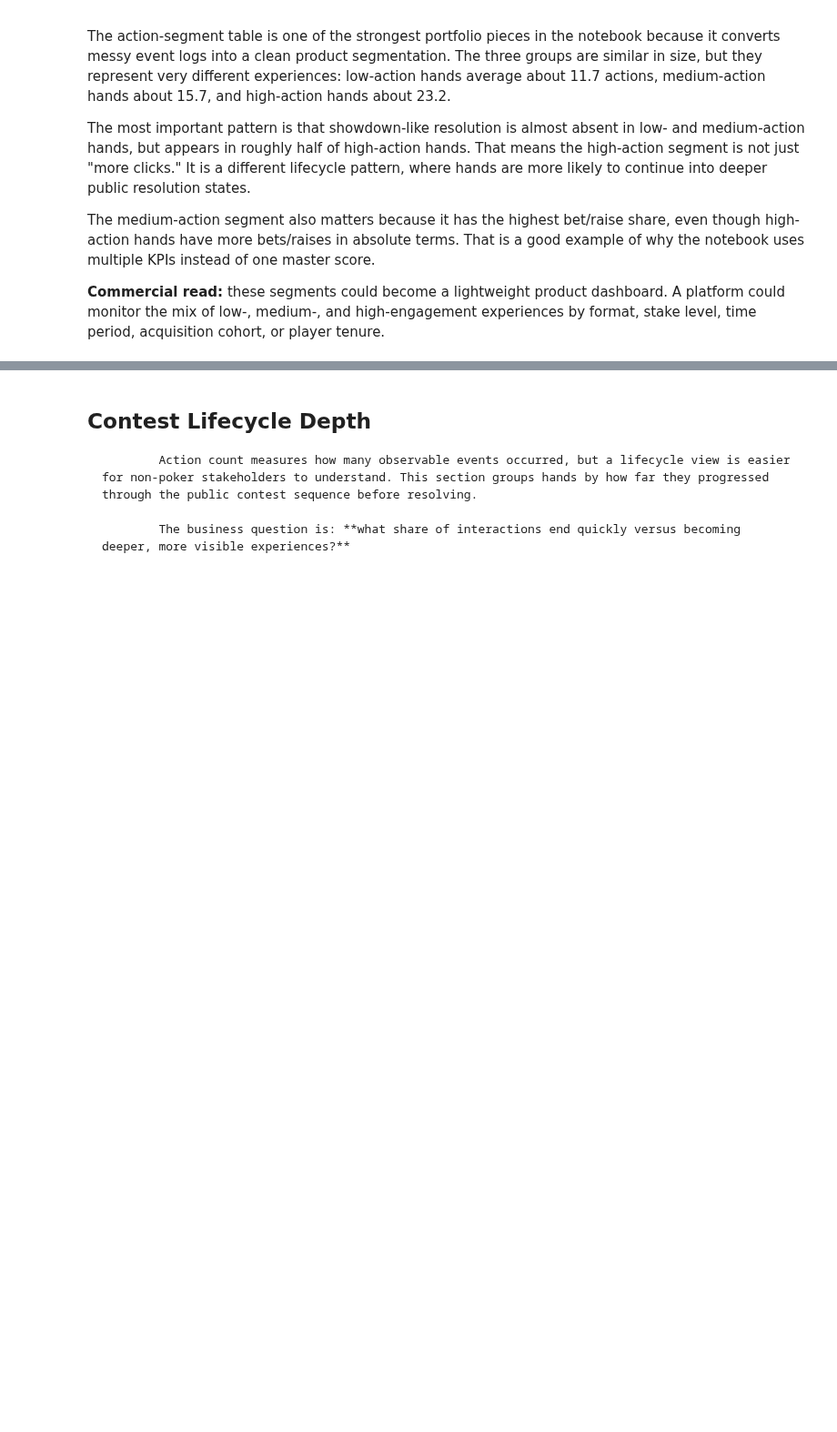
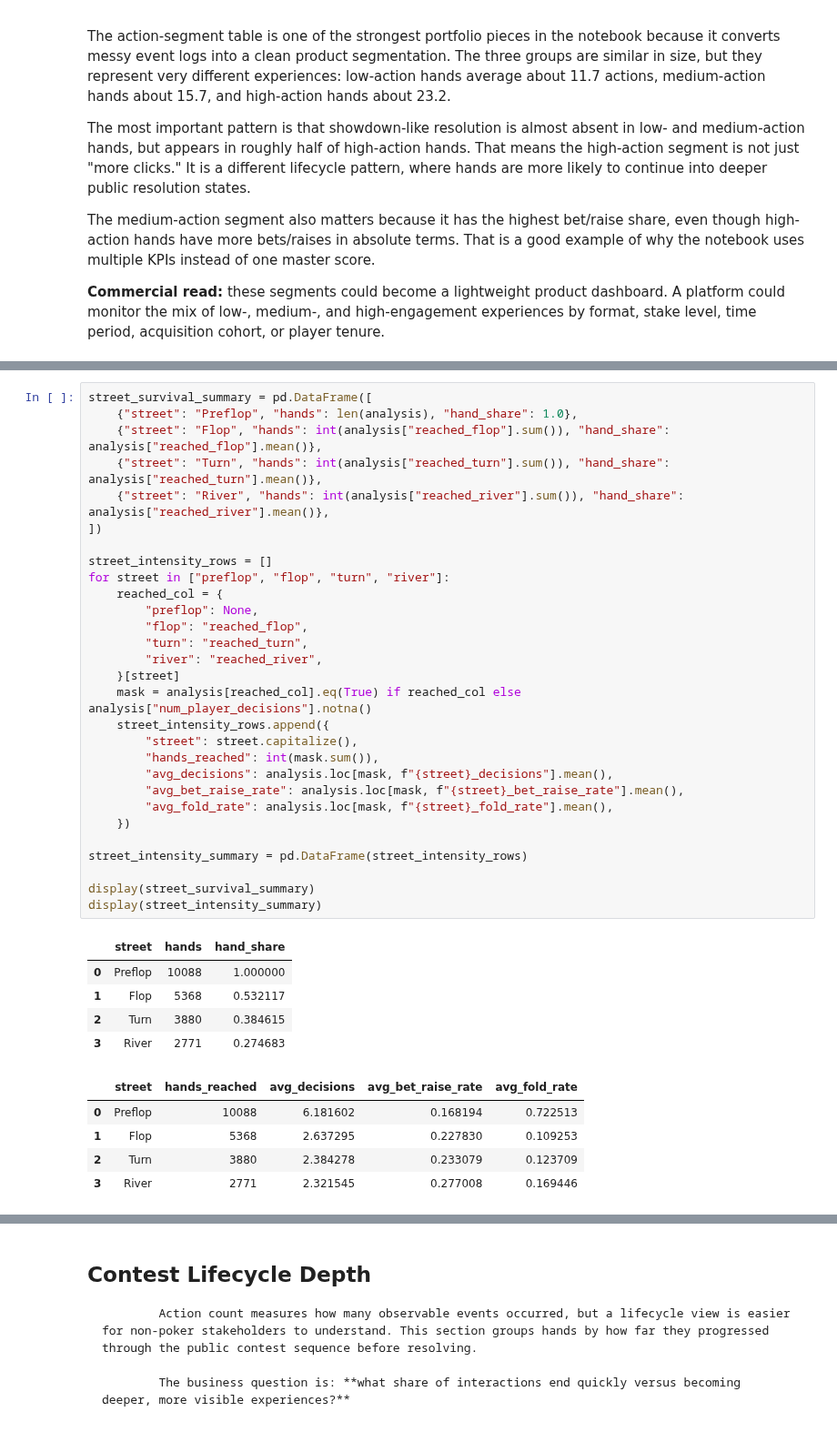
Before and after one commit to huntbrian1/pokerproject, a Jupyter notebook: notebooks/PokerProject2_behavioral_analytics.ipynb, the cells around one changed output, grey strips where cells are left out. Shown at 91% size. Saved outputs shown, nothing was run; the diff lists cells and outputs as text; blank space fills up the shorter version.

```diff
--- a/notebooks/PokerProject2_behavioral_analytics.ipynb
+++ b/notebooks/PokerProject2_behavioral_analytics.ipynb
@@ -965,0 +1190,40 @@ The medium-action segment also matters because it has the highest bet/raise shar
+# %%
+street_survival_summary = pd.DataFrame([
+    {"street": "Preflop", "hands": len(analysis), "hand_share": 1.0},
+    {"street": "Flop", "hands": int(analysis["reached_flop"].sum()), "hand_share": analysis["reached_flop"].mean()},
+    {"street": "Turn", "hands": int(analysis["reached_turn"].sum()), "hand_share": analysis["reached_turn"].mean()},
+    {"street": "River", "hands": int(analysis["reached_river"].sum()), "hand_share": analysis["reached_river"].mean()},
+])
+
+street_intensity_rows = []
+for street in ["preflop", "flop", "turn", "river"]:
+    reached_col = {
+        "preflop": None,
+        "flop": "reached_flop",
+        "turn": "reached_turn",
+        "river": "reached_river",
+    }[street]
+    mask = analysis[reached_col].eq(True) if reached_col else analysis["num_player_decisions"].notna()
+    street_intensity_rows.append({
+        "street": street.capitalize(),
+        "hands_reached": int(mask.sum()),
+        "avg_decisions": analysis.loc[mask, f"{street}_decisions"].mean(),
+        "avg_bet_raise_rate": analysis.loc[mask, f"{street}_bet_raise_rate"].mean(),
+        "avg_fold_rate": analysis.loc[mask, f"{street}_fold_rate"].mean(),
+    })
+
+street_intensity_summary = pd.DataFrame(street_intensity_rows)
+
+display(street_survival_summary)
+display(street_intensity_summary)
+# %% [output]
+|  | street | hands | hand_share |
+| 0 | Preflop | 10088 | 1.000000 |
+| 1 | Flop | 5368 | 0.532117 |
+| 2 | Turn | 3880 | 0.384615 |
+| 3 | River | 2771 | 0.274683 |
+|  | street | hands_reached | avg_decisions | avg_bet_raise_rate | avg_fold_rate |
+| 0 | Preflop | 10088 | 6.181602 | 0.168194 | 0.722513 |
+| 1 | Flop | 5368 | 2.637295 | 0.227830 | 0.109253 |
+| 2 | Turn | 3880 | 2.384278 | 0.233079 | 0.123709 |
+| 3 | River | 2771 | 2.321545 | 0.277008 | 0.169446 |
```
Also changed, not shown: parts of 20 cells of this notebook, 6 other files.
